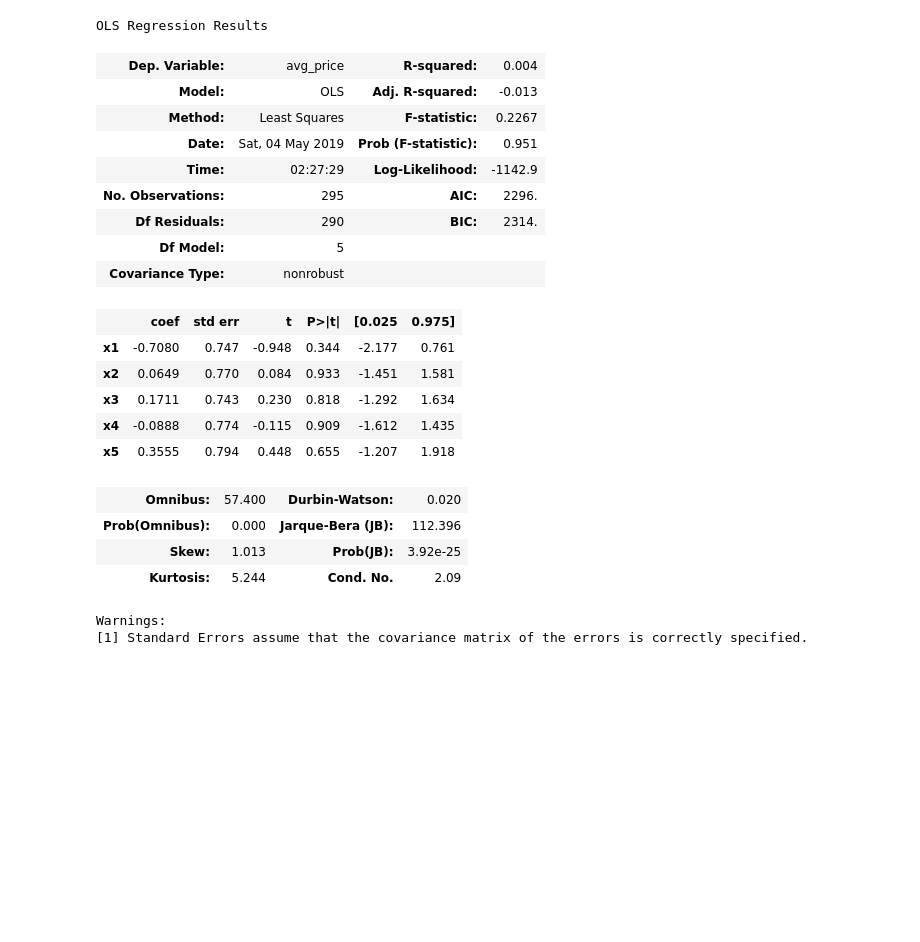
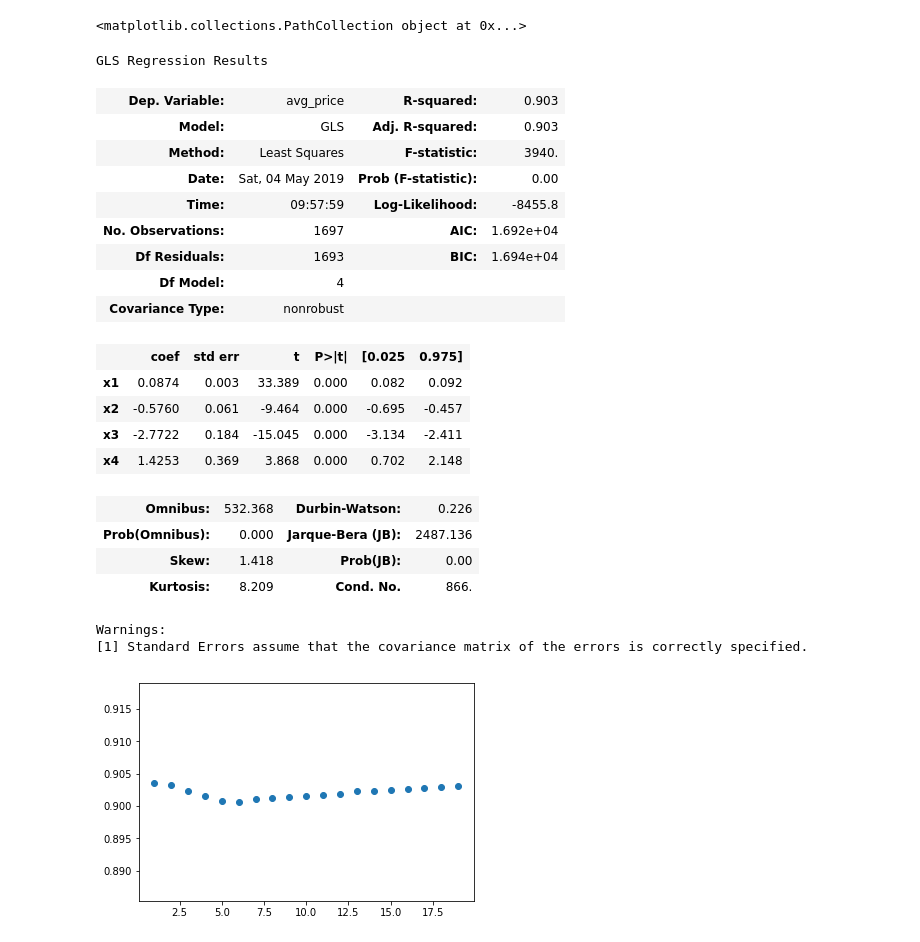
Before and after one commit to dogppatrick/python, a Jupyter notebook: cb105g4/stats_weather_price/test_stats_OLS.ipynb, the cells around one changed output. Cells and saved outputs as stored; diff of their text form; code cells hidden in the pictures; blank space fills up the shorter version.

```diff
--- a/cb105g4/stats_weather_price/test_stats_OLS.ipynb
+++ b/cb105g4/stats_weather_price/test_stats_OLS.ipynb
@@ -1,78 +43,70 @@
 # %%
-import numpy as np
-import pandas as pd
-import statsmodels.api as sm
-import statsmodels.formula.api as smf
-import matplotlib
-import matplotlib.pyplot as plt
-# load data
-r_data = pd.read_csv("../result/join_weather_flower/Anthurium_C0V360_內門.csv")
-r_data = r_data.dropna()
-gb_df  = r_data.groupby("year")
-r_data = gb_df.get_group(2014.0)
-# print(r_data)
-r_data = r_data.reset_index()
-r_data = r_data.drop(columns="index")
-r_data["d_temp"] = r_data['T.Max'] - r_data['T.Min']
-# select year
+
+
+
 
 # r_data
 # r_data
 # remove "/" or not double data
 # col_x = ['Temperature', 'd_temp','Precp', 'RH']
-col_x = ['Temperature', 'd_temp', 'Precp', 'WS', 'WSGust']
+
+
+col_x = ['Temperature', 'd_temp', 'Precp', 'WS', "year", "week","date_of_m"]
+col_x = ["year", "week",'Temperature', 'd_temp']
 for col in col_x:
     old = r_data[col]
     new = []
     for i in range(len(old)):
         try:
             new.append(float(old[i]))
             tmp = float(old[i])
         except ValueError:
             new.append(tmp)
     r_data[col] = new
 # Normalize data
 # col_x = ['Temperature', 'T.Max', 'T.Min', 'Precp', 'RH', 'StnPres', 'WS', 'WSGust']
 x_data = r_data[col_x]
 # x = (x_data - x_data.mean()) / (x_data.std())
 x = x_data
 y = r_data["avg_price"]
+# y = (y - y.mean() )/(y.std())
 # shift
 result = []
 n = 20
 for s_d in range(1,n):
-    x_new = np.array(x.drop(index=list(range(s_d)),axis=0))
+    x_new = np.array(x.drop(index=list(range(s_d )),axis=0))
     y_new = y[:-s_d]
 #     print(len(x_new), len(y_new))
 #     print(s_d)
-    model = sm.regression.linear_model.OLS(y_new, x_new)
+    model = sm.regression.linear_model.GLS(y_new, x_new)
     result.append(model.fit().rsquared)
 #     print(s_d,"\t", result.rsquared)
-# print(matplotlib.pyplot.scatter(range(1,n),result))
+print(matplotlib.pyplot.scatter(range(1,n),result))
 model.fit().summary()
 # %% [output]
-OLS Regression Results
+<matplotlib.collections.PathCollection object at 0x...>
+GLS Regression Results
-| Dep. Variable: | avg_price | R-squared: | 0.004 |
-| Model: | OLS | Adj. R-squared: | -0.013 |
-| Method: | Least Squares | F-statistic: | 0.2267 |
-| Date: | Sat, 04 May 2019 | Prob (F-statistic): | 0.951 |
-| Time: | 02:27:29 | Log-Likelihood: | -1142.9 |
-| No. Observations: | 295 | AIC: | 2296. |
-| Df Residuals: | 290 | BIC: | 2314. |
-| Df Model: | 5 |  |  |
+| Dep. Variable: | avg_price | R-squared: | 0.903 |
+| Model: | GLS | Adj. R-squared: | 0.903 |
+| Method: | Least Squares | F-statistic: | 3940. |
+| Date: | Sat, 04 May 2019 | Prob (F-statistic): | 0.00 |
+| Time: | 09:57:59 | Log-Likelihood: | -8455.8 |
+| No. Observations: | 1697 | AIC: | 1.692e+04 |
+| Df Residuals: | 1693 | BIC: | 1.694e+04 |
+| Df Model: | 4 |  |  |
 | Covariance Type: | nonrobust |  |  |
 |  | coef | std err | t | P>|t| | [0.025 | 0.975] |
-| x1 | -0.7080 | 0.747 | -0.948 | 0.344 | -2.177 | 0.761 |
-| x2 | 0.0649 | 0.770 | 0.084 | 0.933 | -1.451 | 1.581 |
-| x3 | 0.1711 | 0.743 | 0.230 | 0.818 | -1.292 | 1.634 |
-| x4 | -0.0888 | 0.774 | -0.115 | 0.909 | -1.612 | 1.435 |
-| x5 | 0.3555 | 0.794 | 0.448 | 0.655 | -1.207 | 1.918 |
+| x1 | 0.0874 | 0.003 | 33.389 | 0.000 | 0.082 | 0.092 |
+| x2 | -0.5760 | 0.061 | -9.464 | 0.000 | -0.695 | -0.457 |
+| x3 | -2.7722 | 0.184 | -15.045 | 0.000 | -3.134 | -2.411 |
+| x4 | 1.4253 | 0.369 | 3.868 | 0.000 | 0.702 | 2.148 |
-| Omnibus: | 57.400 | Durbin-Watson: | 0.020 |
-| Prob(Omnibus): | 0.000 | Jarque-Bera (JB): | 112.396 |
-| Skew: | 1.013 | Prob(JB): | 3.92e-25 |
-| Kurtosis: | 5.244 | Cond. No. | 2.09 |
+| Omnibus: | 532.368 | Durbin-Watson: | 0.226 |
+| Prob(Omnibus): | 0.000 | Jarque-Bera (JB): | 2487.136 |
+| Skew: | 1.418 | Prob(JB): | 0.00 |
+| Kurtosis: | 8.209 | Cond. No. | 866. |
-Warnings:
-[1] Standard Errors assume that the covariance matrix of the errors is correctly specified.
+Warnings:
+[1] Standard Errors assume that the covariance matrix of the errors is correctly specified.
+[figure, added]
 # %%
 model_new= sm.regression.linear_model.OLS(y, x)
 res = model_new.fit()
```
Also changed, not shown: parts of 4 cells of this notebook, 3 other files.
